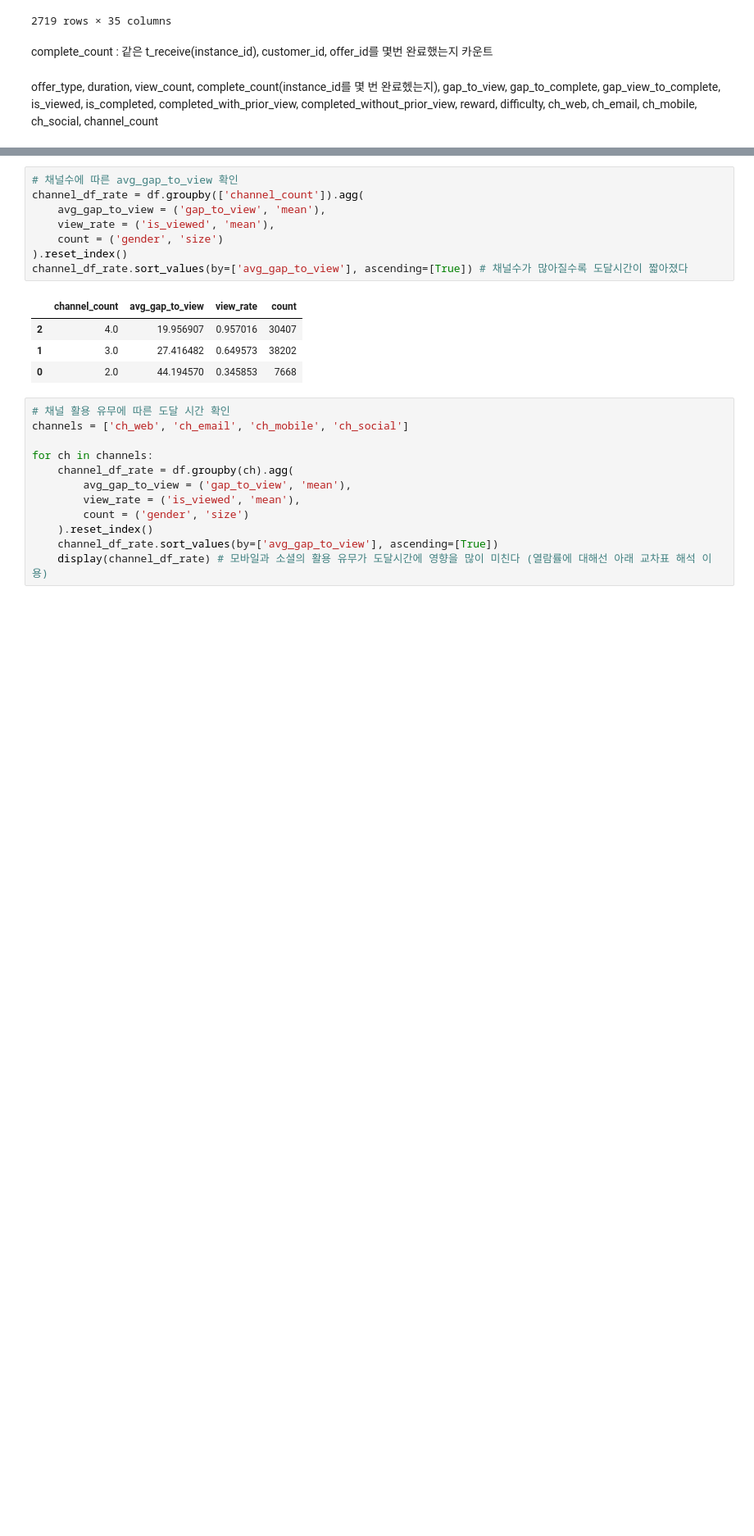
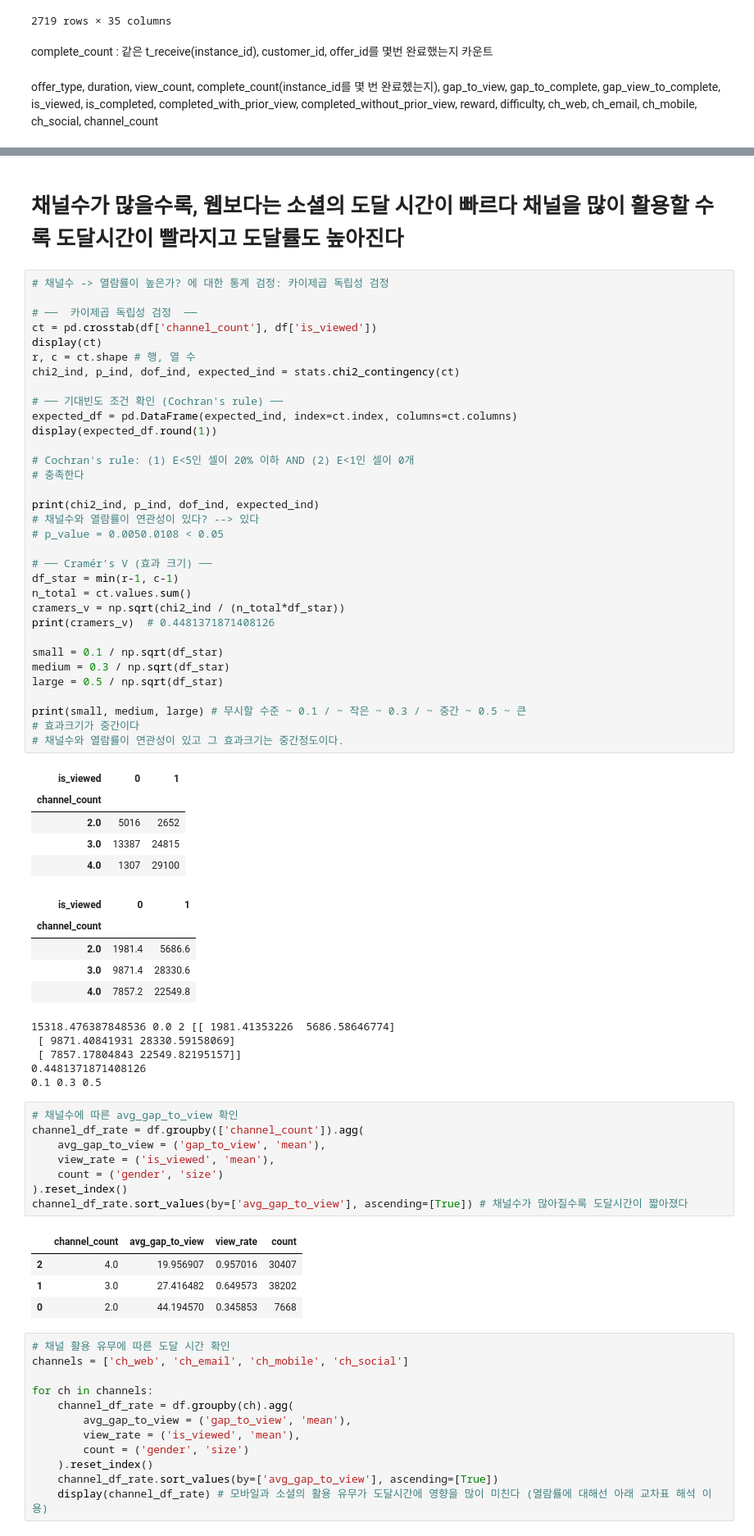
Before and after one commit to rladbstj56/practice_project, a Jupyter notebook: Myun_EDA/03_analysis_final_mine.ipynb, the cells around one changed output, grey strips where cells are left out. Shown at 82% size. Cells and saved outputs as stored; diff of their text form; blank space fills up the shorter version.

```diff
--- a/Myun_EDA/03_analysis_final_mine.ipynb
+++ b/Myun_EDA/03_analysis_final_mine.ipynb
@@ -578,3 +619,54 @@ channel_df_rate.sort_values(by=['avg_gap_to_view'], ascending=[True]) # 채널
+# %% [markdown]
+# 채널수가 많을수록, 웹보다는 소셜의 도달 시간이 빠르다 채널을 많이 활용할 수록 도달시간이 빨라지고 도달률도 높아진다
+# %%
+# 채널수 -> 열람률이 높은가? 에 대한 통계 검정: 카이제곱 독립성 검정
+
+# ──  카이제곱 독립성 검정  ──
+ct = pd.crosstab(df['channel_count'], df['is_viewed'])
+display(ct)
+r, c = ct.shape # 행, 열 수
+chi2_ind, p_ind, dof_ind, expected_ind = stats.chi2_contingency(ct)
+
+# ── 기대빈도 조건 확인 (Cochran's rule) ──
+expected_df = pd.DataFrame(expected_ind, index=ct.index, columns=ct.columns)
+display(expected_df.round(1))
+
+# Cochran's rule: (1) E<5인 셀이 20% 이하 AND (2) E<1인 셀이 0개
+# 충족한다
+
+print(chi2_ind, p_ind, dof_ind, expected_ind)
+# 채널수와 열람률이 연관성이 있다? --> 있다
+# p_value = 0.0050.0108 < 0.05
+
+# ── Cramér's V (효과 크기) ──
+df_star = min(r-1, c-1)
+n_total = ct.values.sum()
+cramers_v = np.sqrt(chi2_ind / (n_total*df_star))
+print(cramers_v)  # 0.4481371871408126
+
+small = 0.1 / np.sqrt(df_star)
+medium = 0.3 / np.sqrt(df_star)
+large = 0.5 / np.sqrt(df_star)
+
+print(small, medium, large) # 무시할 수준 ~ 0.1 / ~ 작은 ~ 0.3 / ~ 중간 ~ 0.5 ~ 큰
+# 효과크기가 중간이다
+# 채널수와 열람률이 연관성이 있고 그 효과크기는 중간정도이다.
+# %% [output]
+| is_viewed | 0 | 1 |
+| channel_count |  |  |
+| 2.0 | 5016 | 2652 |
+| 3.0 | 13387 | 24815 |
+| 4.0 | 1307 | 29100 |
+| is_viewed | 0 | 1 |
+| channel_count |  |  |
+| 2.0 | 1981.4 | 5686.6 |
+| 3.0 | 9871.4 | 28330.6 |
+| 4.0 | 7857.2 | 22549.8 |
+15318.476387848536 0.0 2 [[ 1981.41353226  5686.58646774]
+ [ 9871.40841931 28330.59158069]
+ [ 7857.17804843 22549.82195157]]
+0.4481371871408126
+0.1 0.3 0.5
 # %%
 # 채널수에 따른 avg_gap_to_view 확인
 channel_df_rate = df.groupby(['channel_count']).agg(
```
Also changed, not shown: parts of 12 cells of this notebook.
